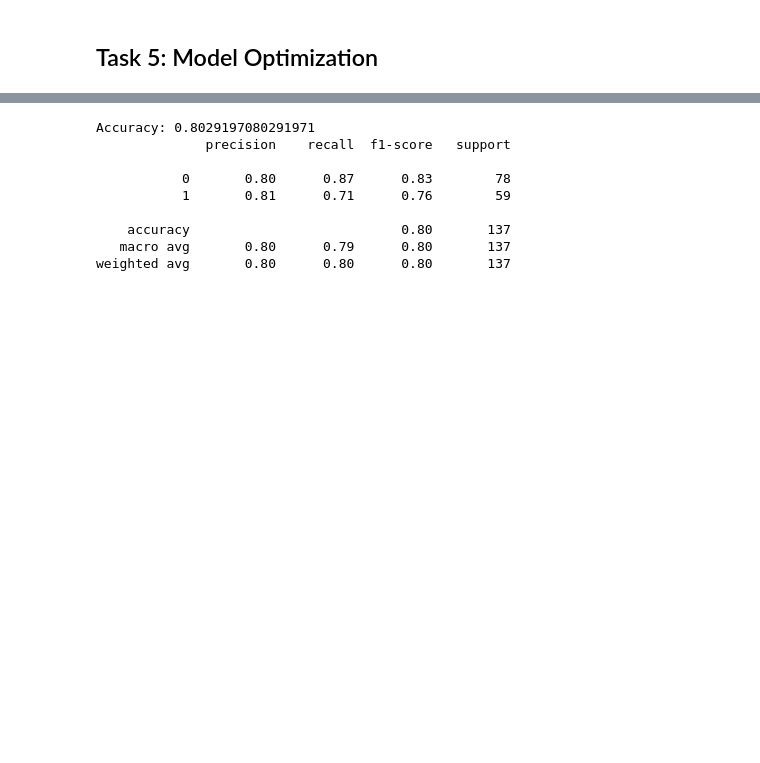
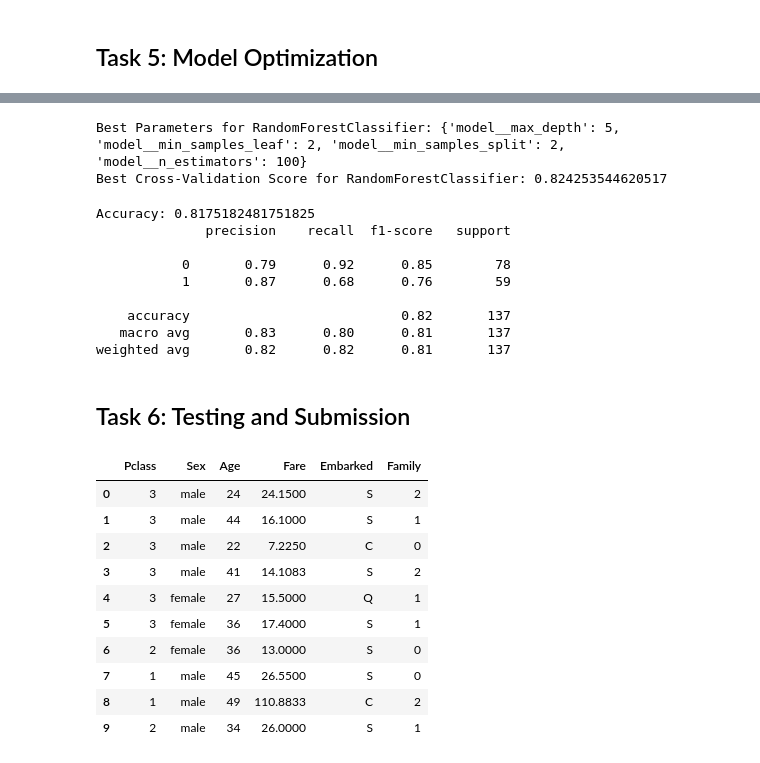
Before and after one commit to amoako420/Titanic_ML, a Jupyter notebook: code.ipynb, the cells around one changed output, grey strips where cells are left out. Saved outputs shown, nothing was run; the diff lists cells and outputs as text; code cells hidden in the pictures; blank space fills up the shorter version.

```diff
--- a/code.ipynb
+++ b/code.ipynb
@@ -292,6 +307,33 @@ Best Cross-Validation Score for SVC: 0.818765638031693
+# %%
+# Define the parameter grid for RandomForestClassifier
+param_grid_rf = {
+    'model__n_estimators': [50, 100, 200],
+    'model__max_depth': [3, 4, 5],
+    'model__min_samples_split': [2, 5, 10],
+    'model__min_samples_leaf': [1, 2, 4]
+}
+
+# Update the pipeline with RandomForestClassifier
+pipeline.set_params(model=RandomForestClassifier(random_state=42))
+
+# Instantiate the GridSearchCV object
+grid_search_rf = GridSearchCV(pipeline, param_grid_rf, cv=5, scoring='accuracy')
+
+# Fit the grid search to the training data
+grid_search_rf.fit(X_train, y_train)
+
+# Get the best parameters and best score
+best_params_rf = grid_search_rf.best_params_
+best_score_rf = grid_search_rf.best_score_
+
+print("Best Parameters for RandomForestClassifier:", best_params_rf)
+print("Best Cross-Validation Score for RandomForestClassifier:", best_score_rf)
+# %% [output]
+Best Parameters for RandomForestClassifier: {'model__max_depth': 5, 'model__min_samples_leaf': 2, 'model__min_samples_split': 2, 'model__n_estimators': 100}
+Best Cross-Validation Score for RandomForestClassifier: 0.824253544620517
 # %%
 # Update the pipeline with the best parameters for Support Vector Machine
-pipeline.set_params(**best_params_svc)
+pipeline.set_params(**best_params_rf)
 
 # Fit the updated pipeline on the training data
 pipeline.fit(X_train, y_train)
@@ -307,12 +349,30 @@ print("Accuracy:", accuracy)
 report = classification_report(y_val, y_pred)
 print(report)
 # %% [output]
-Accuracy: 0.8029197080291971
+Accuracy: 0.8175182481751825
               precision    recall  f1-score   support
 
-           0       0.80      0.87      0.83        78
-           1       0.81      0.71      0.76        59
+           0       0.79      0.92      0.85        78
+           1       0.87      0.68      0.76        59
 
-    accuracy                           0.80       137
-   macro avg       0.80      0.79      0.80       137
-weighted avg       0.80      0.80      0.80       137
+    accuracy                           0.82       137
+   macro avg       0.83      0.80      0.81       137
+weighted avg       0.82      0.82      0.81       137
+# %% [markdown]
+## Task 6: Testing and Submission
+# %%
+# Importing the test data
+test_data = wrangle("titanic_data/test.csv")
+test_data.head(10)
+# %% [output]
+|  | Pclass | Sex | Age | Fare | Embarked | Family |
+| 0 | 3 | male | 24 | 24.1500 | S | 2 |
+| 1 | 3 | male | 44 | 16.1000 | S | 1 |
+| 2 | 3 | male | 22 | 7.2250 | C | 0 |
+| 3 | 3 | male | 41 | 14.1083 | S | 2 |
+| 4 | 3 | female | 27 | 15.5000 | Q | 1 |
+| 5 | 3 | female | 36 | 17.4000 | S | 1 |
+| 6 | 2 | female | 36 | 13.0000 | S | 0 |
+| 7 | 1 | male | 45 | 26.5500 | S | 0 |
+| 8 | 1 | male | 49 | 110.8833 | C | 2 |
+| 9 | 2 | male | 34 | 26.0000 | S | 1 |
```
Also changed, not shown: parts of 26 cells of this notebook, 1 other file.
